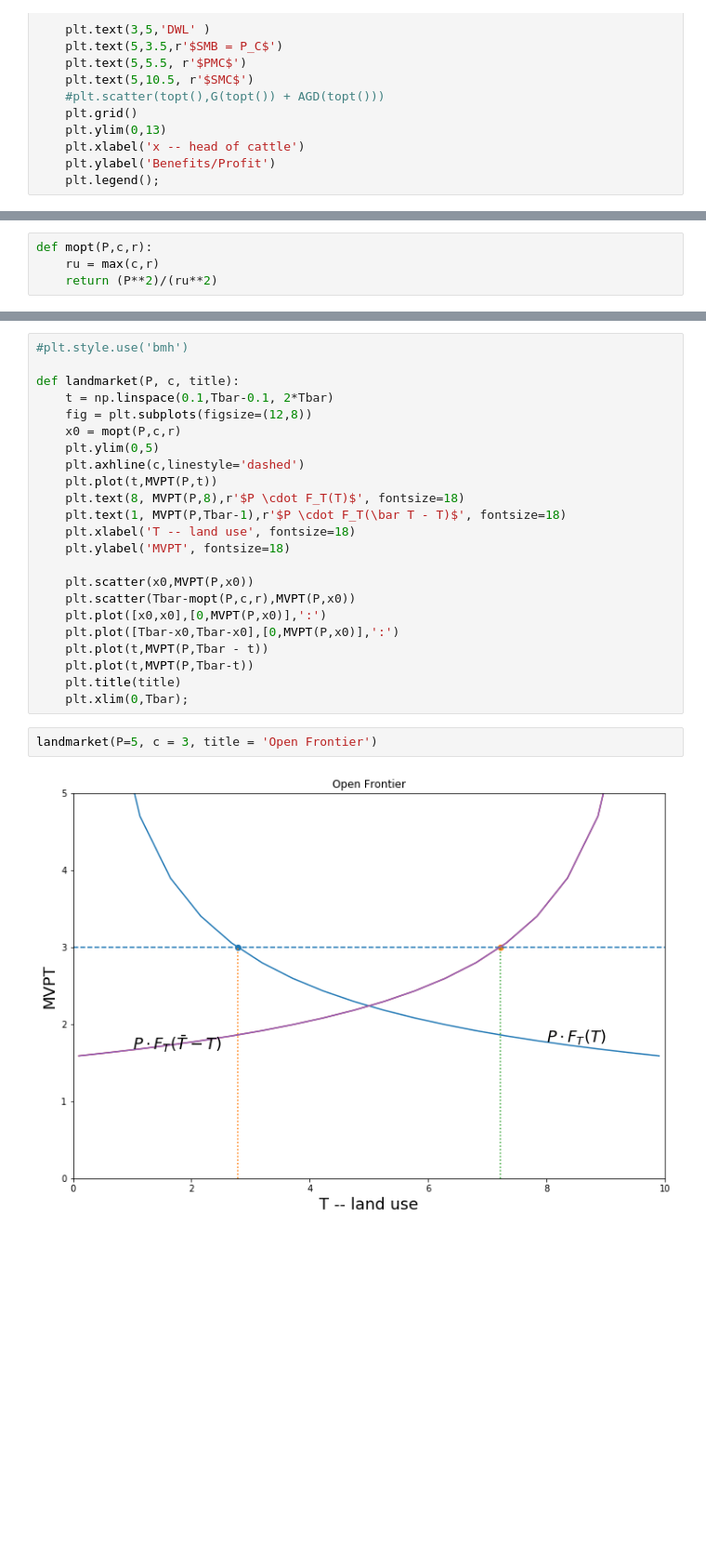
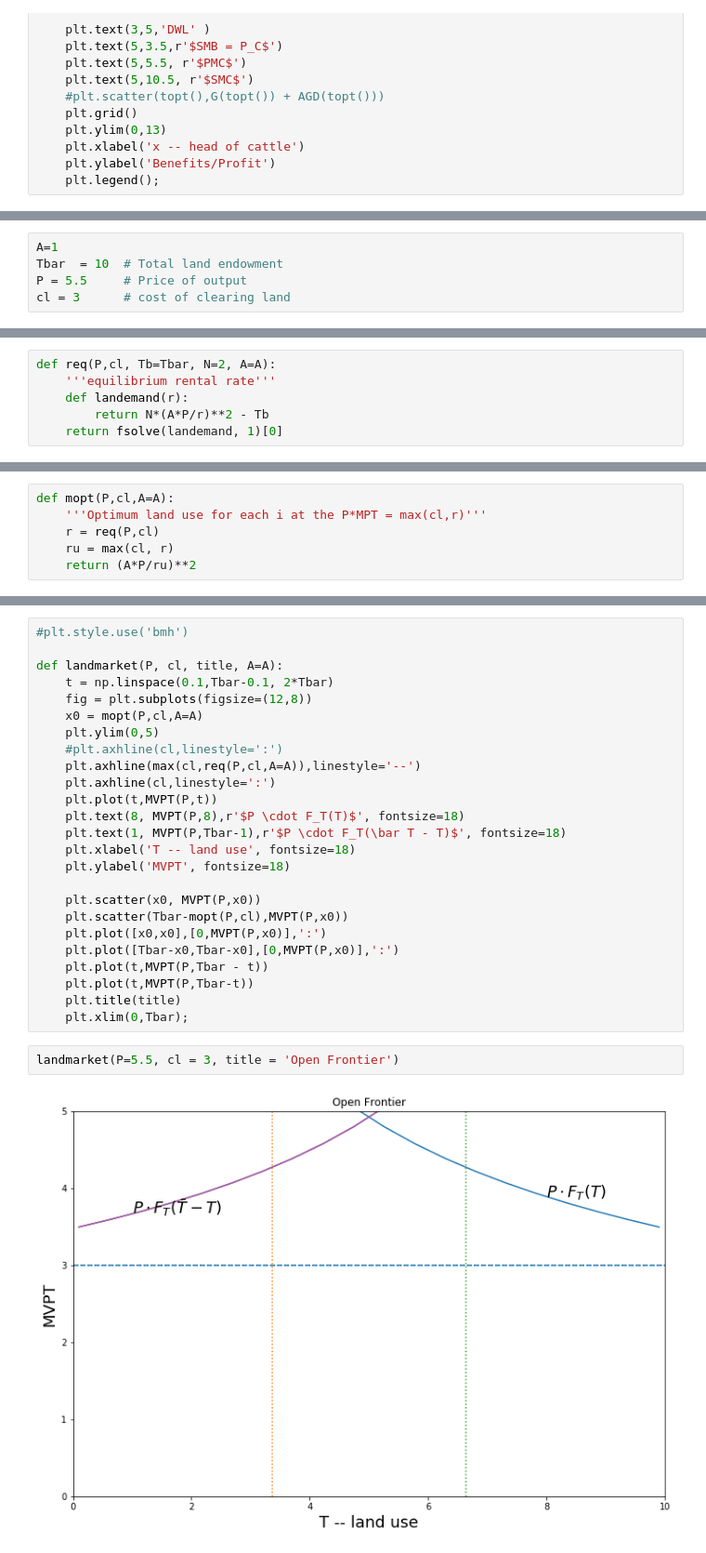
Before and after one commit to jhconning/land_uct_2019, a Jupyter notebook: notebooks/Coase.ipynb, the cells around one changed output, grey strips where cells are left out. Shown at 93% size. Cells and saved outputs as stored; diff of their text form; blank space fills up the shorter version.

```diff
--- a/notebooks/Coase.ipynb
+++ b/notebooks/Coase.ipynb
@@ -261,0 +306,5 @@ r = 0
+# %%
+A=1
+Tbar  = 10  # Total land endowment
+P = 5.5     # Price of output
+cl = 3      # cost of clearing land
@@ -261,0 +319,6 @@ r = 0
+# %%
+def req(P,cl, Tb=Tbar, N=2, A=A):
+    '''equilibrium rental rate'''
+    def landemand(r):
+        return N*(A*P/r)**2 - Tb
+    return fsolve(landemand, 1)[0]
@@ -262,4 +333,6 @@ r = 0
 # %%
-def mopt(P,c,r):
-    ru = max(c,r)
-    return (P**2)/(ru**2)
+def mopt(P,cl,A=A):
+    '''Optimum land use for each i at the P*MPT = max(cl,r)'''
+    r = req(P,cl)
+    ru = max(cl, r)
+    return (A*P/ru)**2
@@ -274,20 +345,22 @@ MVPT(P,4)
 # %%
 #plt.style.use('bmh')
 
-def landmarket(P, c, title):
+def landmarket(P, cl, title, A=A):
     t = np.linspace(0.1,Tbar-0.1, 2*Tbar)
     fig = plt.subplots(figsize=(12,8))
-    x0 = mopt(P,c,r)
+    x0 = mopt(P,cl,A=A)
     plt.ylim(0,5)
-    plt.axhline(c,linestyle='dashed')
+    #plt.axhline(cl,linestyle=':')
+    plt.axhline(max(cl,req(P,cl,A=A)),linestyle='--')
+    plt.axhline(cl,linestyle=':')
     plt.plot(t,MVPT(P,t))
     plt.text(8, MVPT(P,8),r'$P \cdot F_T(T)$', fontsize=18)
     plt.text(1, MVPT(P,Tbar-1),r'$P \cdot F_T(\bar T - T)$', fontsize=18)
     plt.xlabel('T -- land use', fontsize=18)
     plt.ylabel('MVPT', fontsize=18)
 
-    plt.scatter(x0,MVPT(P,x0))
-    plt.scatter(Tbar-mopt(P,c,r),MVPT(P,x0))
+    plt.scatter(x0, MVPT(P,x0))
+    plt.scatter(Tbar-mopt(P,cl),MVPT(P,x0))
     plt.plot([x0,x0],[0,MVPT(P,x0)],':')
     plt.plot([Tbar-x0,Tbar-x0],[0,MVPT(P,x0)],':')
     plt.plot(t,MVPT(P,Tbar - t))
@@ -295,7 +368,7 @@ def landmarket(P, c, title):
     plt.title(title)
     plt.xlim(0,Tbar);
 # %%
-landmarket(P=5, c = 3, title = 'Open Frontier')
+landmarket(P=5.5, cl = 3, title = 'Open Frontier')
 # %% [output]
-[figure, old version]
+[figure, new version]
 # %%
```
Also changed, not shown: parts of 42 cells of this notebook, 1 other file.
